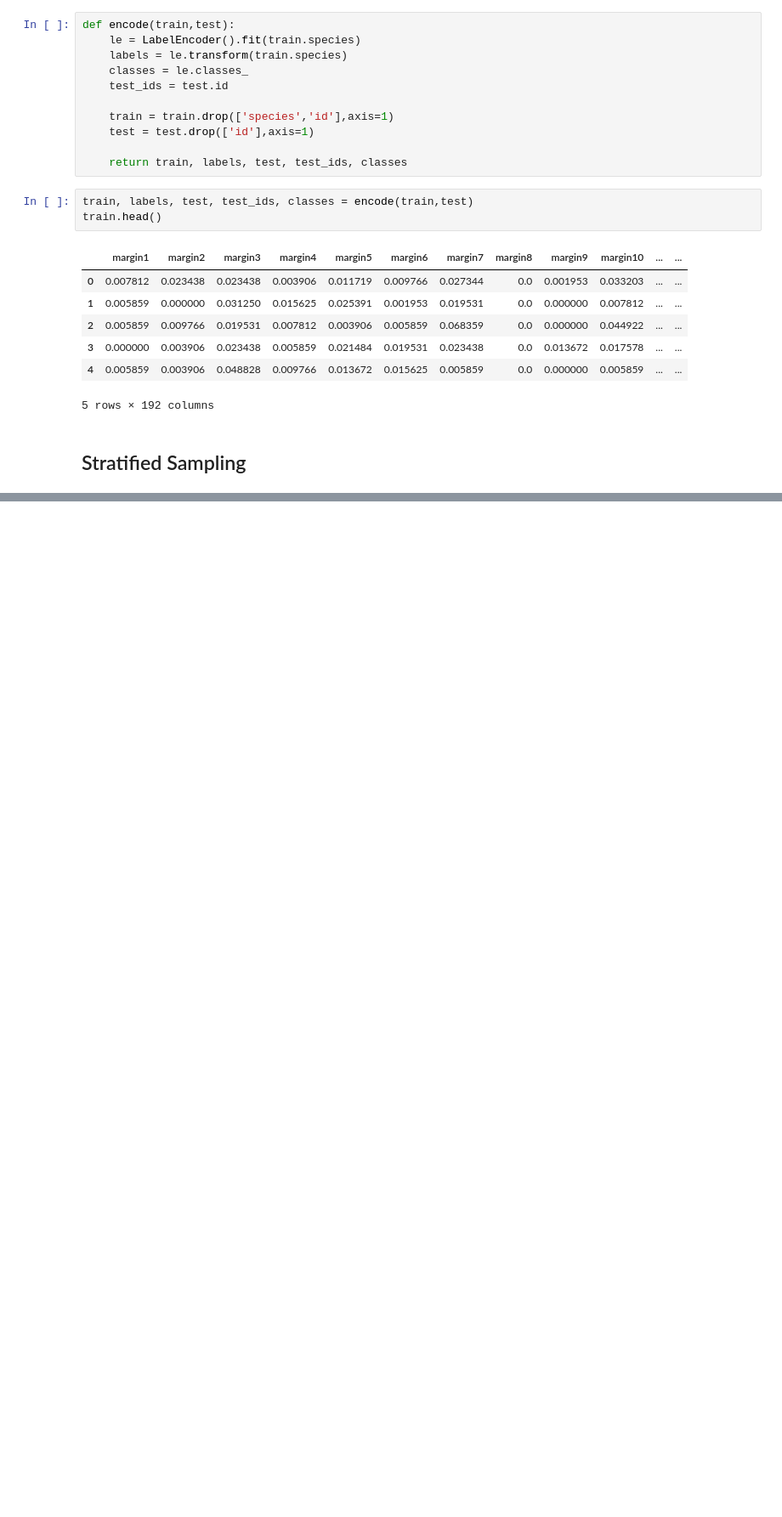
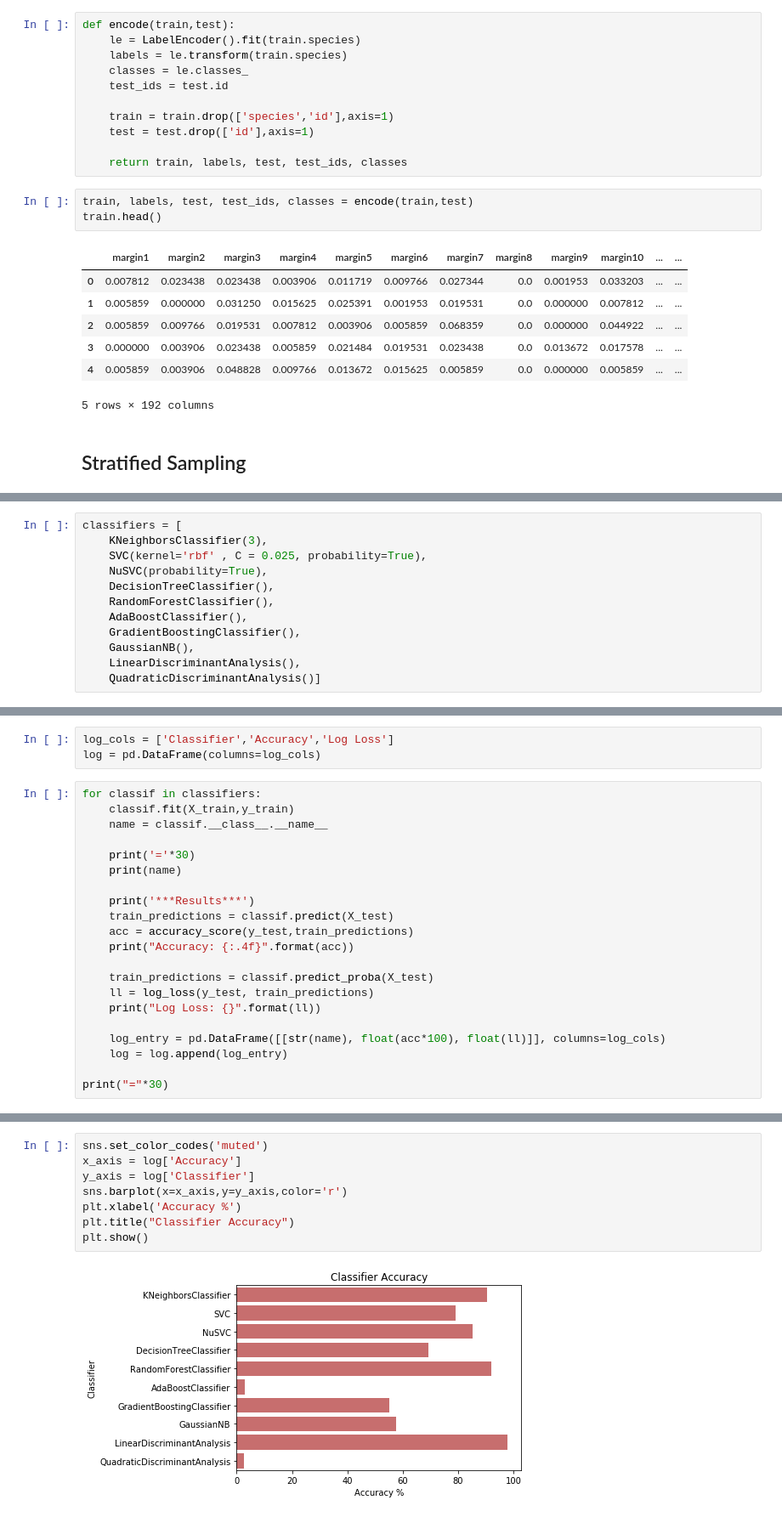
Before and after one commit to samba-gangineni/Machine_Learning, a Jupyter notebook: Image_Classifier/Image_Classifier.ipynb, the cells around one changed output, grey strips where cells are left out. Shown: that part at 85% size. Drawn from its saved outputs; the diff is of its cells as text; blank space fills up the shorter version.

Commit message:
Classification_WO_Tuning

```diff
--- a/Image_Classifier/Image_Classifier.ipynb
+++ b/Image_Classifier/Image_Classifier.ipynb
@@ -168,0 +279,12 @@ train.head()
+# %%
+classifiers = [
+    KNeighborsClassifier(3),
+    SVC(kernel='rbf' , C = 0.025, probability=True),
+    NuSVC(probability=True),
+    DecisionTreeClassifier(),
+    RandomForestClassifier(),
+    AdaBoostClassifier(),
+    GradientBoostingClassifier(),
+    GaussianNB(),
+    LinearDiscriminantAnalysis(),
+    QuadraticDiscriminantAnalysis()]
@@ -168,0 +293,24 @@ train.head()
+# %%
+log_cols = ['Classifier','Accuracy','Log Loss']
+log = pd.DataFrame(columns=log_cols)
+# %%
+for classif in classifiers:
+    classif.fit(X_train,y_train)
+    name = classif.__class__.__name__
+
+    print('='*30)
+    print(name)
+
+    print('***Results***')
+    train_predictions = classif.predict(X_test)
+    acc = accuracy_score(y_test,train_predictions)
+    print("Accuracy: {:.4f}".format(acc))
+
+    train_predictions = classif.predict_proba(X_test)
+    ll = log_loss(y_test, train_predictions)
+    print("Log Loss: {}".format(ll))
+
+    log_entry = pd.DataFrame([[str(name), float(acc*100), float(ll)]], columns=log_cols)
+    log = log.append(log_entry)
+
+print("="*30)
@@ -168,0 +337,10 @@ train.head()
+# %%
+sns.set_color_codes('muted')
+x_axis = log['Accuracy']
+y_axis = log['Classifier']
+sns.barplot(x=x_axis,y=y_axis,color='r')
+plt.xlabel('Accuracy %')
+plt.title("Classifier Accuracy")
+plt.show()
+# %% [output]
+[figure, added]
```
Also changed, not shown: parts of 29 cells of this notebook, 1 other file.
